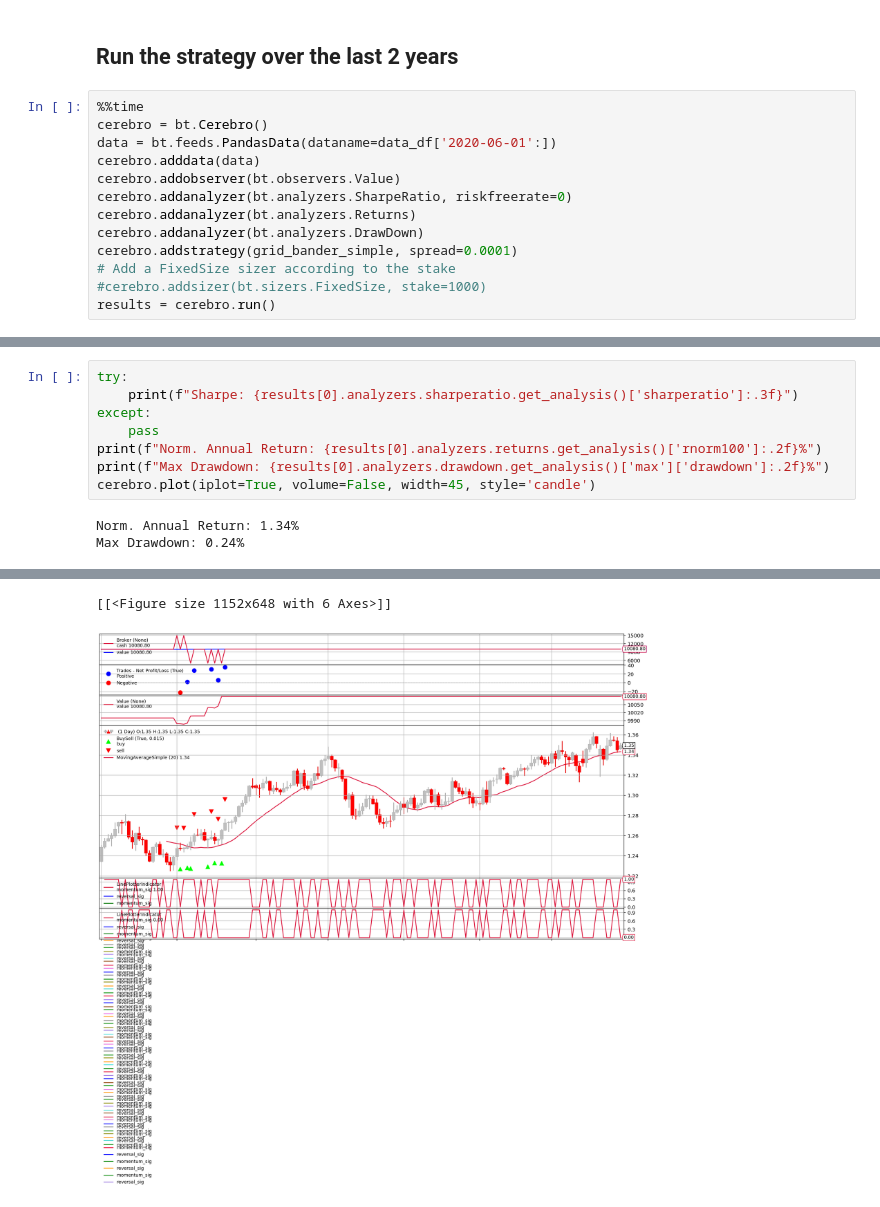
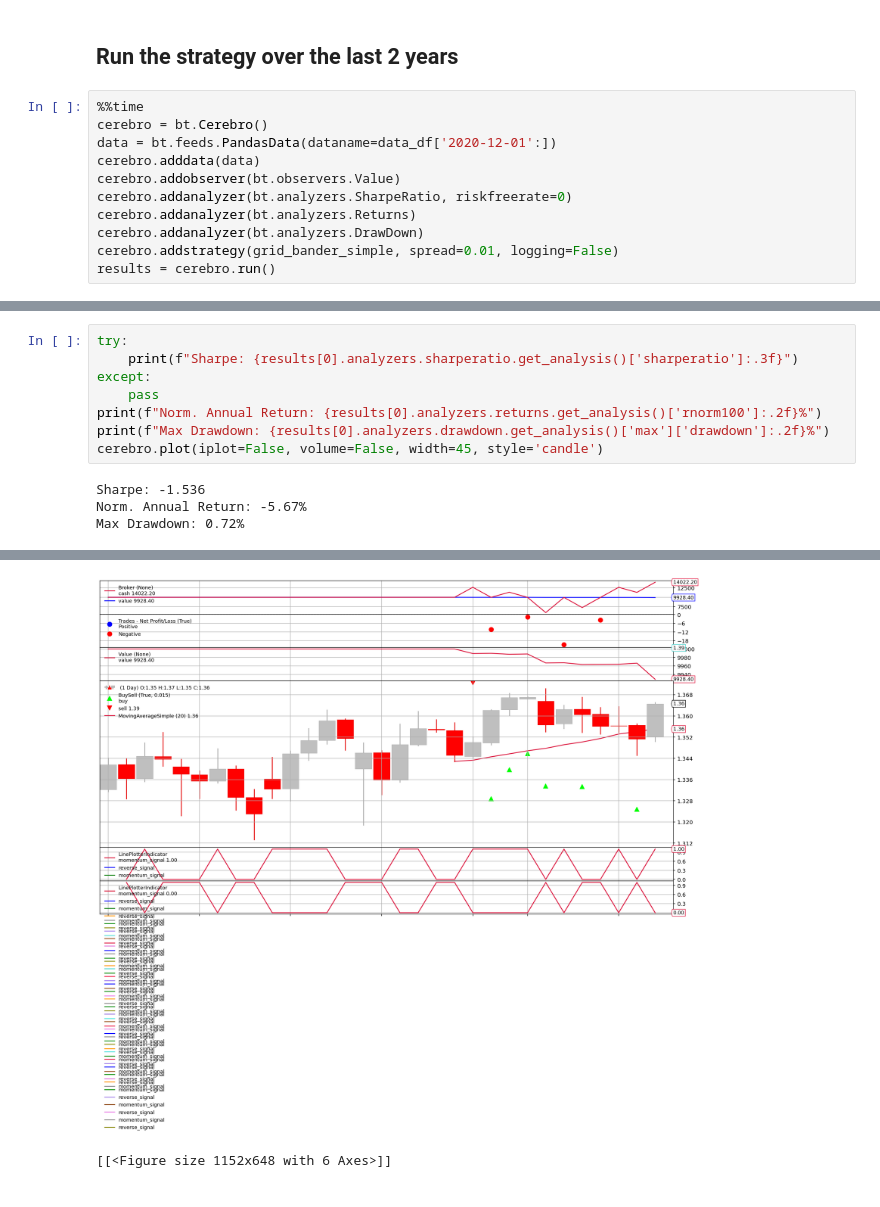
Before and after one commit to akokaz1/Algo-Trading, a Jupyter notebook: notebooks/scripts/Grid Trading Bot.ipynb, the cells around one changed output, grey strips where cells are left out. Saved outputs shown, nothing was run; the diff lists cells and outputs as text.

```diff
--- a/notebooks/scripts/Grid Trading Bot.ipynb
+++ b/notebooks/scripts/Grid Trading Bot.ipynb
@@ -237,14 +171,12 @@ class grid_bander_simple(bt.Strategy):
 # %%
 %%time
 cerebro = bt.Cerebro()
-data = bt.feeds.PandasData(dataname=data_df['2020-06-01':])
+data = bt.feeds.PandasData(dataname=data_df['2020-12-01':])
 cerebro.adddata(data)
 cerebro.addobserver(bt.observers.Value)
 cerebro.addanalyzer(bt.analyzers.SharpeRatio, riskfreerate=0)
 cerebro.addanalyzer(bt.analyzers.Returns)
 cerebro.addanalyzer(bt.analyzers.DrawDown)
-cerebro.addstrategy(grid_bander_simple, spread=0.0001)
-# Add a FixedSize sizer according to the stake
-#cerebro.addsizer(bt.sizers.FixedSize, stake=1000)
+cerebro.addstrategy(grid_bander_simple, spread=0.01, logging=False)
 results = cerebro.run()
 # %% [output]
@@ -272,7 +189,8 @@ except:
     pass
 print(f"Norm. Annual Return: {results[0].analyzers.returns.get_analysis()['rnorm100']:.2f}%")
 print(f"Max Drawdown: {results[0].analyzers.drawdown.get_analysis()['max']['drawdown']:.2f}%")
-cerebro.plot(iplot=True, volume=False, width=45, style='candle')
+cerebro.plot(iplot=False, volume=False, width=45, style='candle')
 # %% [output]
-Norm. Annual Return: 1.34%
-Max Drawdown: 0.24%
+Sharpe: -1.536
+Norm. Annual Return: -5.67%
+Max Drawdown: 0.72%
@@ -281,2 +197,2 @@ Max Drawdown: 0.24%
+[figure, new version]
 [[<Figure size 1152x648 with 6 Axes>]]
-[figure, old version]
```
Also changed, not shown: parts of 7 cells of this notebook.
